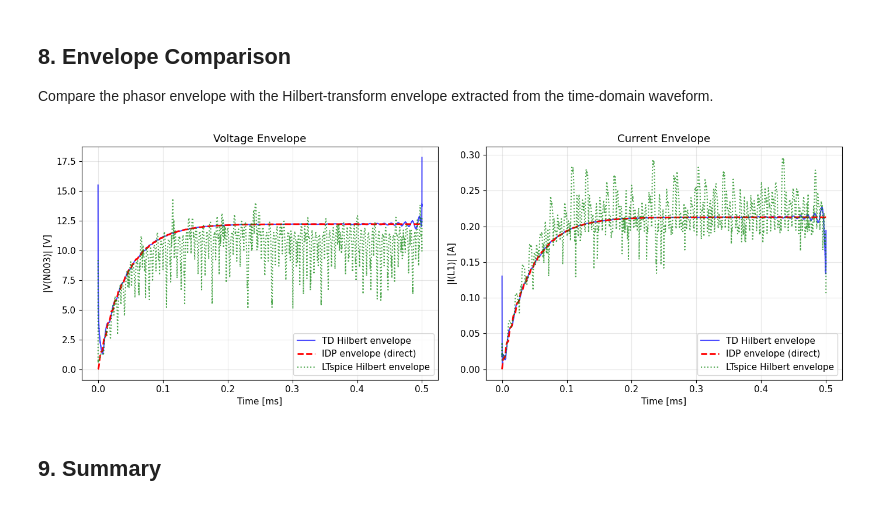
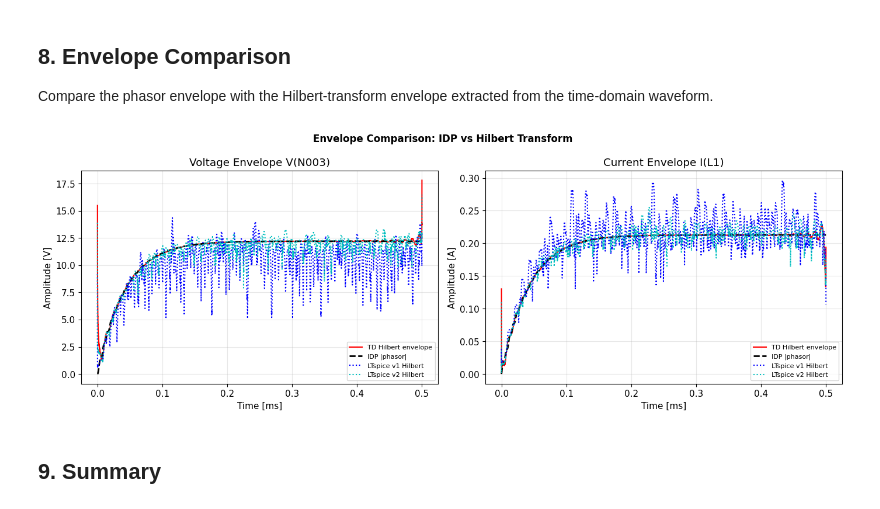
Before and after one commit to doyun-gu/Circuit-Simulations, a Jupyter notebook: framework/notebooks/04_comparison.ipynb, the cells around one changed output. Saved outputs shown, nothing was run; the diff lists cells and outputs as text; code cells hidden in the pictures.

```diff
--- a/framework/notebooks/04_comparison.ipynb
+++ b/framework/notebooks/04_comparison.ipynb
@@ -185,0 +151,18 @@ Variables: ['time', 'V(n001)', 'V(n002)', 'V(n003)', 'V(n004)', 'I(C1)', 'I(L1)'
+# %%
+# ══════════════════════════════════════════════════════════════
+# LTspice .raw files (v1: 1µs step, v2: 0.1µs step)
+# ══════════════════════════════════════════════════════════════
+RAW_V1 = '../dynamic_phasor_LTspice/ltspice_simulations/rim2025/rim2025.raw'
+RAW_V2 = '../dynamic_phasor_LTspice/ltspice_simulations/rim2025_v2/rim2025-01u.raw'
+
+def load_ltspice(path, label):
+    if not os.path.exists(path):
+        print(f'WARNING [{label}]: not found at {os.path.abspath(path)}')
+        return None
+    data = read_raw(path)
+    print(f'[{label}] {data.summary()}')
+    print()
+    return data
+
+ltspice_v1 = load_ltspice(RAW_V1, 'v1 (1µs)')
+ltspice_v2 = load_ltspice(RAW_V2, 'v2 (0.1µs)')
@@ -498,38 +447,35 @@ Compare the phasor envelope with the Hilbert-transform envelope extracted from t
 # %%
 from scipy.signal import hilbert
 
 fig, axes = plt.subplots(1, 2, figsize=(14, 5))
 
 # ── Voltage Envelope ──
 ax = axes[0]
-env_V_hilbert = np.abs(hilbert(V_fw))
-ax.plot(t_fw*1e3, env_V_hilbert, 'b-', lw=1.5, alpha=0.7, label='TD Hilbert envelope')
-ax.plot(t_pd*1e3, V_env, 'r--', lw=2.0, label='IDP envelope (direct)')
-if ltspice_data is not None:
-    env_V_lt_hilbert = np.abs(hilbert(V_lt))
-    ax.plot(t_lt*1e3, env_V_lt_hilbert, 'g:', lw=1.5, alpha=0.7, label='LTspice Hilbert envelope')
-ax.set_xlabel('Time [ms]')
-ax.set_ylabel('|V(N003)| [V]')
-ax.set_title('Voltage Envelope')
-ax.legend()
+ax.plot(t_fw*1e3, np.abs(hilbert(V_fw)), 'r-',  lw=1.5, label='TD Hilbert envelope')
+ax.plot(t_pd*1e3, V_env,                  'k--', lw=2.0, label='IDP |phasor|')
+if sig_v1:
+    ax.plot(sig_v1['t']*1e3, np.abs(hilbert(sig_v1['V'])), 'b:', lw=1.5, label='LTspice v1 Hilbert')
+if sig_v2:
+    ax.plot(sig_v2['t']*1e3, np.abs(hilbert(sig_v2['V'])), 'c:', lw=1.5, label='LTspice v2 Hilbert')
+ax.set_xlabel('Time [ms]'); ax.set_ylabel('Amplitude [V]')
+ax.set_title('Voltage Envelope V(N003)'); ax.legend(fontsize=8); ax.grid(alpha=0.3)
 
 # ── Current Envelope ──
 ax = axes[1]
-env_I_hilbert = np.abs(hilbert(I_fw))
-ax.plot(t_fw*1e3, env_I_hilbert, 'b-', lw=1.5, alpha=0.7, label='TD Hilbert envelope')
-ax.plot(t_pd*1e3, I_env, 'r--', lw=2.0, label='IDP envelope (direct)')
-if ltspice_data is not None:
-    env_I_lt_hilbert = np.abs(hilbert(I_lt))
-    ax.plot(t_lt*1e3, env_I_lt_hilbert, 'g:', lw=1.5, alpha=0.7, label='LTspice Hilbert envelope')
-ax.set_xlabel('Time [ms]')
-ax.set_ylabel('|I(L1)| [A]')
-ax.set_title('Current Envelope')
-ax.legend()
+ax.plot(t_fw*1e3, np.abs(hilbert(I_fw)), 'r-',  lw=1.5, label='TD Hilbert envelope')
+ax.plot(t_pd*1e3, I_env,                  'k--', lw=2.0, label='IDP |phasor|')
+if sig_v1:
+    ax.plot(sig_v1['t']*1e3, np.abs(hilbert(sig_v1['I'])), 'b:', lw=1.5, label='LTspice v1 Hilbert')
+if sig_v2:
+    ax.plot(sig_v2['t']*1e3, np.abs(hilbert(sig_v2['I'])), 'c:', lw=1.5, label='LTspice v2 Hilbert')
+ax.set_xlabel('Time [ms]'); ax.set_ylabel('Amplitude [A]')
+ax.set_title('Current Envelope I(L1)'); ax.legend(fontsize=8); ax.grid(alpha=0.3)
 
+fig.suptitle('Envelope Comparison: IDP vs Hilbert Transform', fontsize=12, fontweight='bold')
 plt.tight_layout()
 plt.show()
 # %% [output]
-[figure, old version]
+[figure, new version]
 # %% [markdown]
 ## 9. Summary
 # %%
```
Also changed, not shown: parts of 14 cells of this notebook, 5 other files.
